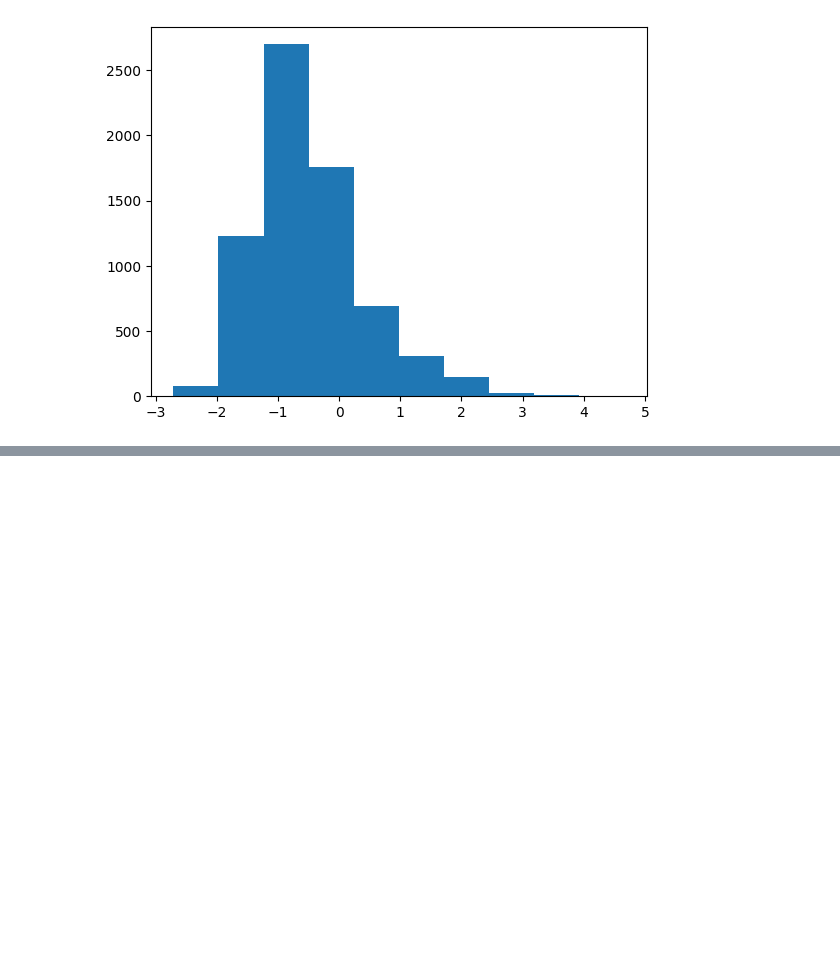
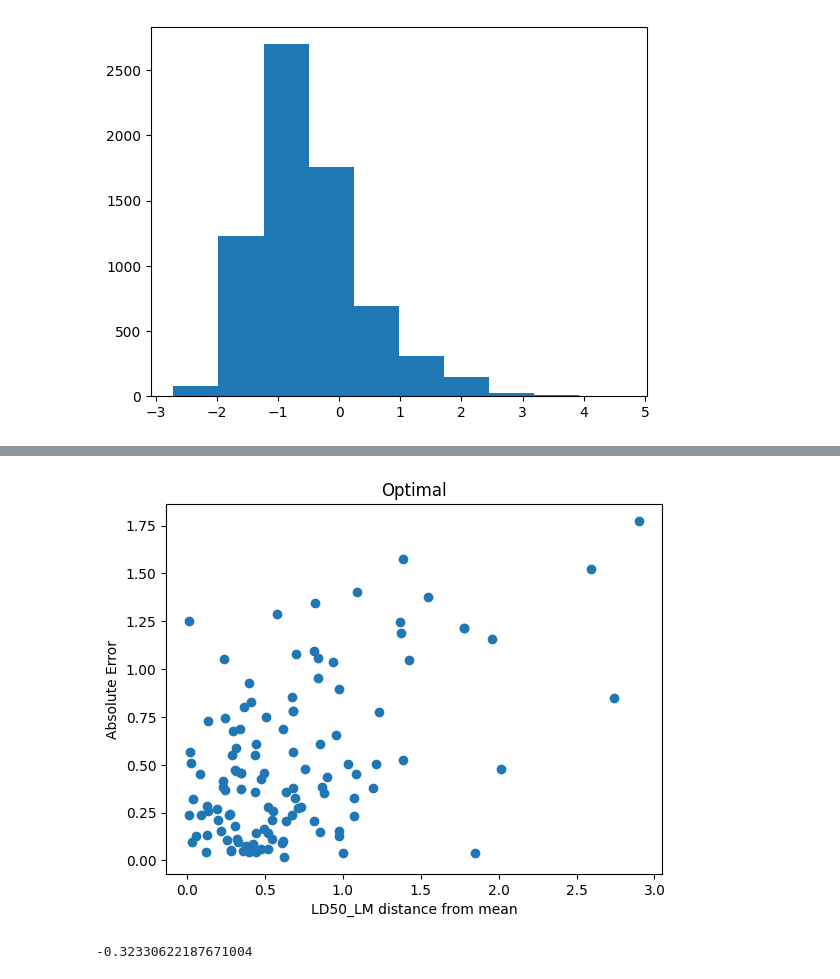
Before and after one commit to patlewig/genra-hybrid, a Jupyter notebook: notebooks/08-ajl-moa_analysis.ipynb, the cells around one changed output, grey strips where cells are left out. Saved outputs shown, nothing was run; the diff lists cells and outputs as text; code cells hidden in the pictures; blank space fills up the shorter version.

```diff
--- a/notebooks/08-ajl-moa_analysis.ipynb
+++ b/notebooks/08-ajl-moa_analysis.ipynb
@@ -688,0 +702,12 @@ plt.show()
+# %%
+plt.scatter(abs(test_set['LD50_LM']-data['LD50_LM'].mean()), abs(test_set['LD50_LM']-test_set['opt_preds']), c = 'tab:blue')
+plt.title('Optimal')
+plt.xlabel('LD50_LM distance from mean')
+plt.ylabel('Absolute Error')
+plt.show()
+# %% [output]
+[figure, added]
+# %%
+data['LD50_LM'].mean()
+# %% [output]
+-0.32330622187671004
```
Also changed, not shown: parts of 22 cells of this notebook, 4 other files.
